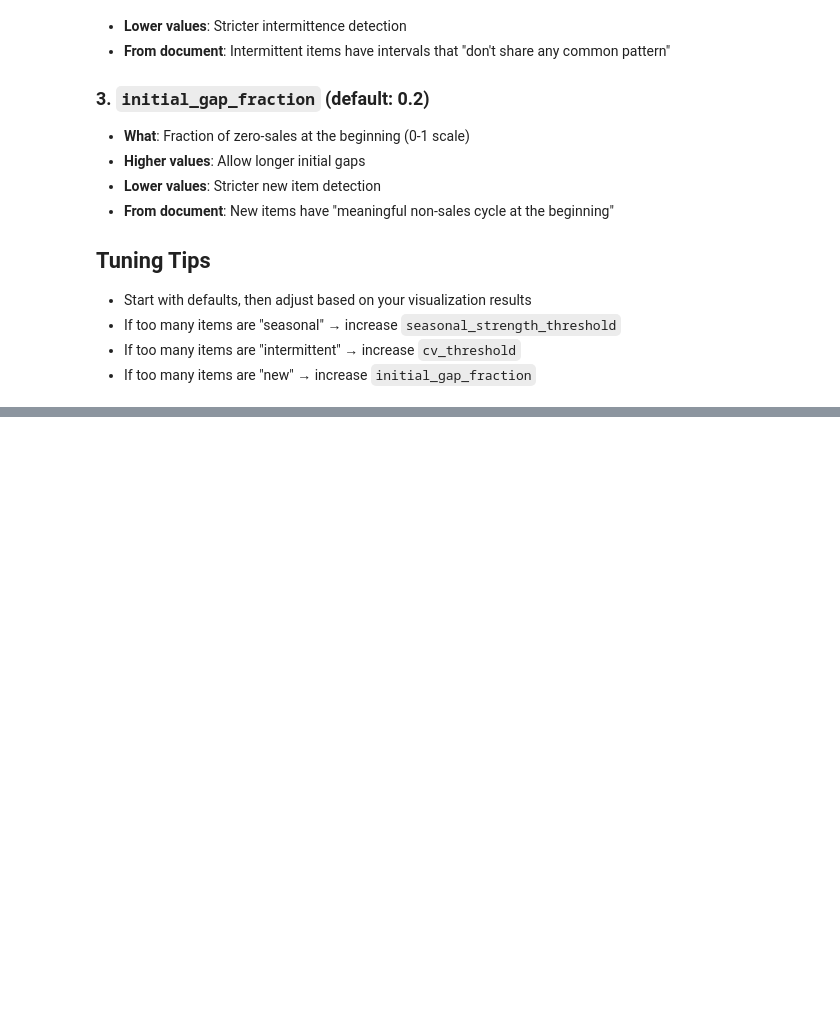
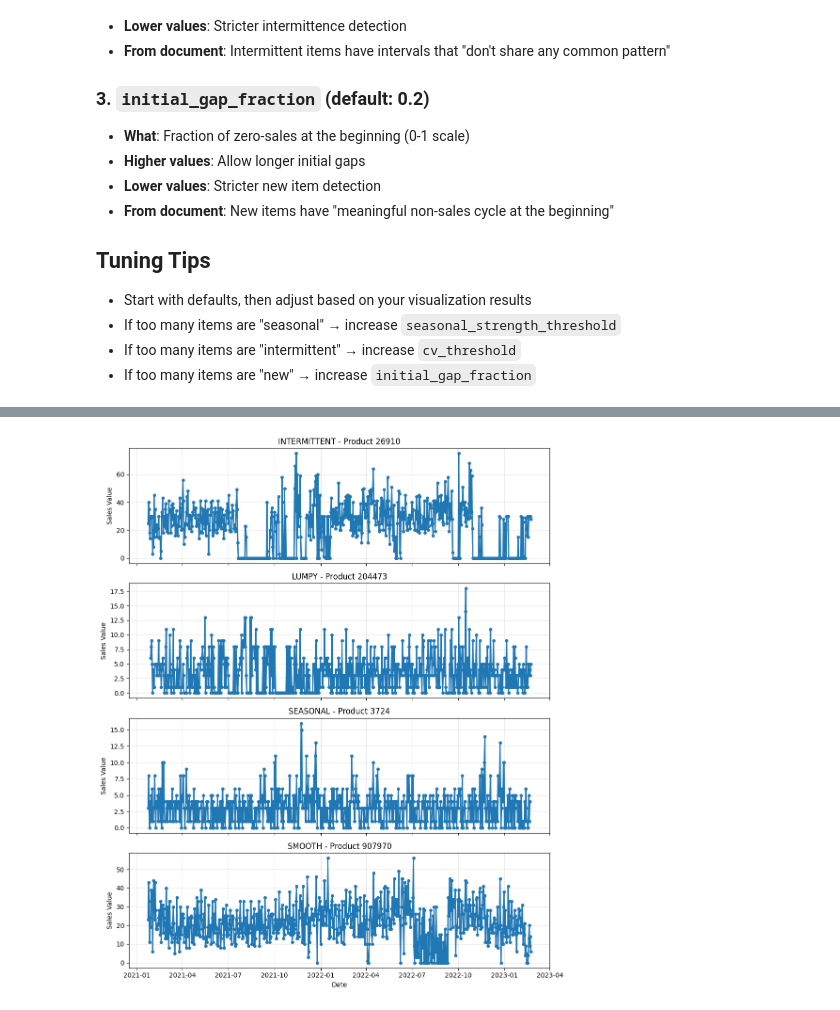
Before and after one commit to up202108724/Dissertation25-26, a Jupyter notebook: EDA/eda.ipynb, the cells around one changed output, grey strips where cells are left out. Saved outputs shown, nothing was run; the diff lists cells and outputs as text; code cells hidden in the pictures; blank space fills up the shorter version.

```diff
--- a/EDA/eda.ipynb
+++ b/EDA/eda.ipynb
@@ -317,0 +155,4 @@ def search_products(label=None, department=None, item_id=None):
+# %%
+plot_random_sample_per_label(df_indexed, df_classified, date_col=None, seed=None);
+# %% [output]
+[figure, added]
```
Also changed, not shown: parts of 15 cells of this notebook, 5 other files.
